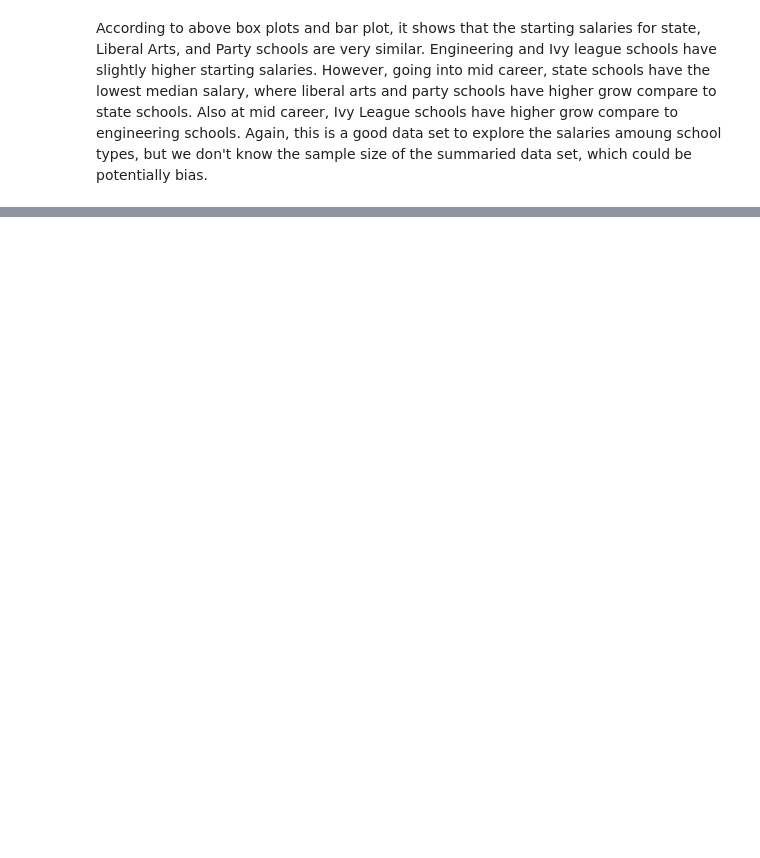
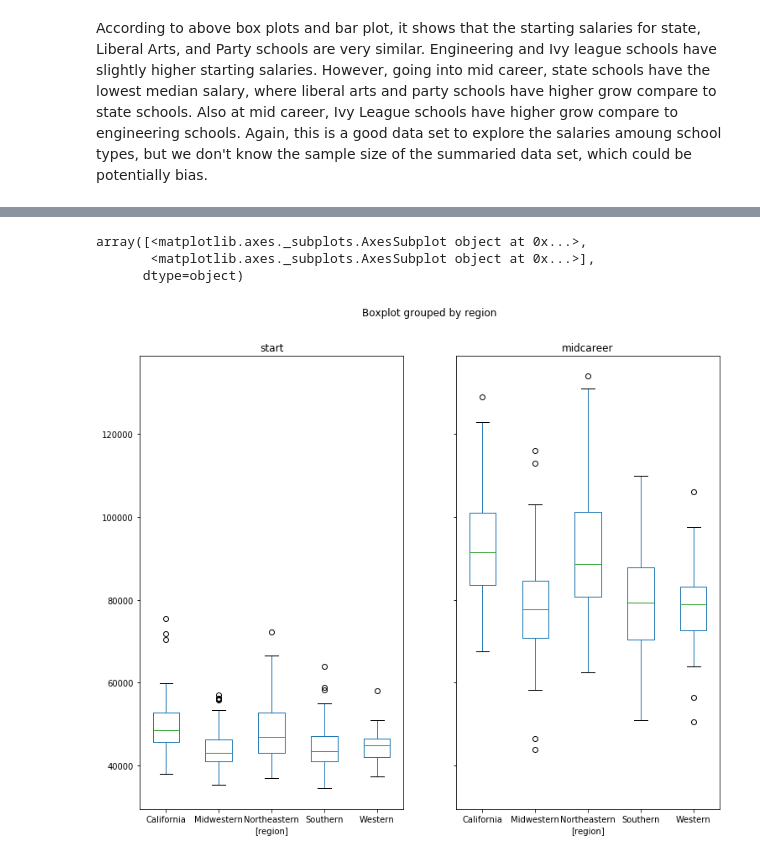
Before and after one commit to jatlukze/College_Salaries_Exploratory_Data_Analysis-, a Jupyter notebook: College Salaries EDA.ipynb, the cells around one changed output, grey strips where cells are left out. Drawn from its saved outputs; the diff is of its cells as text; code cells hidden in the pictures; blank space fills up the shorter version.

Commit message:
added df_region

```diff
--- a/College Salaries EDA.ipynb
+++ b/College Salaries EDA.ipynb
@@ -374,0 +403,13 @@ According to above box plots and bar plot, it shows that the starting salaries f
+# %%
+# According to above data set info, this data set is missing some 10th percentile and 90th percentile salaries data. Therefore, I will impute the data using the same method from previous data set.
+
+# Change column name
+df_region.columns = ['name', 'region', 'start', 'midcareer','mid_10','mid_25','mid_75','mid_90']
+
+# Data Cleaning
+clean_columns = ['start','midcareer','mid_10','mid_25','mid_75','mid_90']
+
+for column in clean_columns:
+    df_region[column] = df_region[column].str.replace('$','')
+    df_region[column] = df_region[column].str.replace(',','')
+    df_region[column] = pd.to_numeric(df_region[column])
@@ -374,0 +418,12 @@ According to above box plots and bar plot, it shows that the starting salaries f
+# %%
+# 10th Percentile
+
+for i in range(len(df_region.mid_10)):
+    if np.isnan(df_region.mid_10[i]) == True:
+        df_region.mid_10[i] = float(nor_func(df_region.mid_25[i],df_region.mid_75[i])[0]) - 1.282 * float(nor_func(df_region.mid_25[i],df_region.mid_75[i])[1])
+# %%
+# 90th percentile
+
+for i in range(len(df_region.mid_90)):
+    if np.isnan(df_region.mid_90[i]) == True:
+        df_region.mid_90[i] = float(nor_func(df_region.mid_25[i],df_region.mid_75[i])[0]) + 1.282 * float(nor_func(df_region.mid_25[i],df_region.mid_75[i])[1])
@@ -374,0 +468,9 @@ According to above box plots and bar plot, it shows that the starting salaries f
+# %%
+# Next, we are going to check out the differences between starting salaries and mid-career salaries for each region.
+
+df_region.boxplot(column=['start','midcareer'], by=['region'],grid=False,figsize=(12,10))
+# %% [output]
+array([<matplotlib.axes._subplots.AxesSubplot object at 0x...>,
+       <matplotlib.axes._subplots.AxesSubplot object at 0x...>],
+      dtype=object)
+[figure, added]
```
Also changed, not shown: parts of 9 cells of this notebook.
